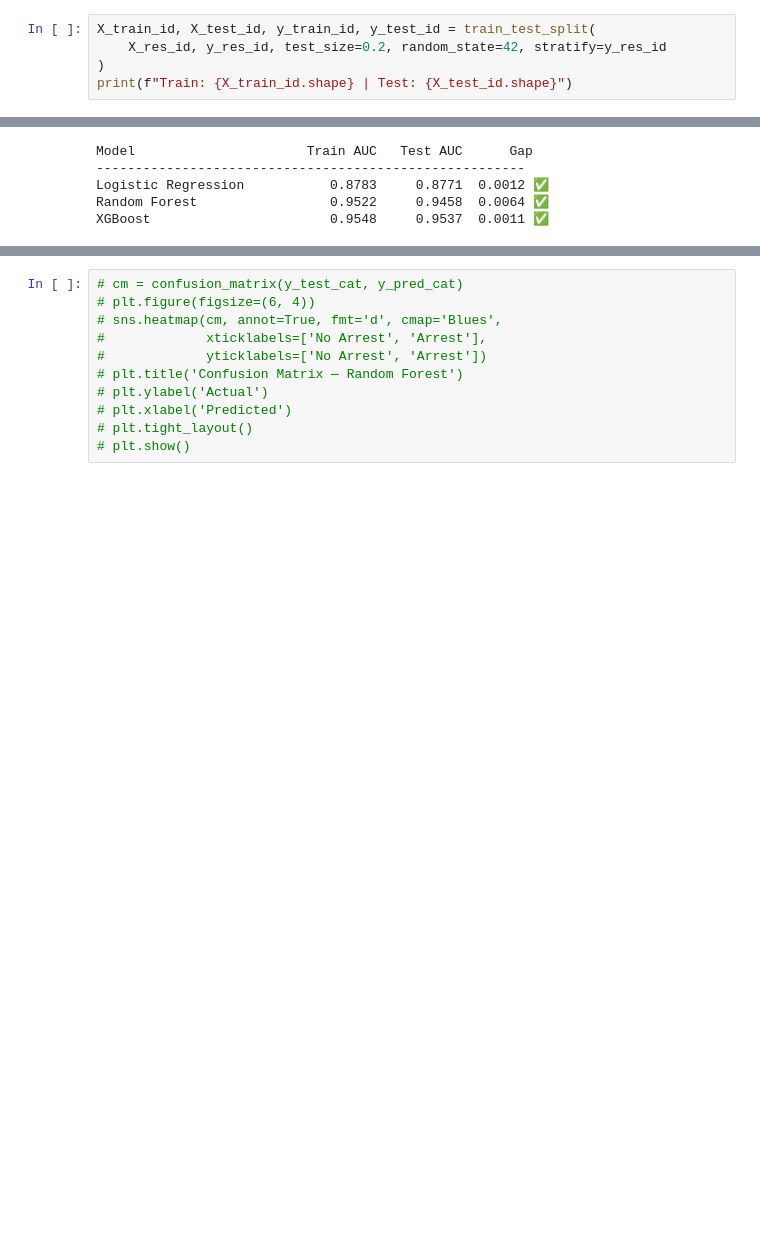
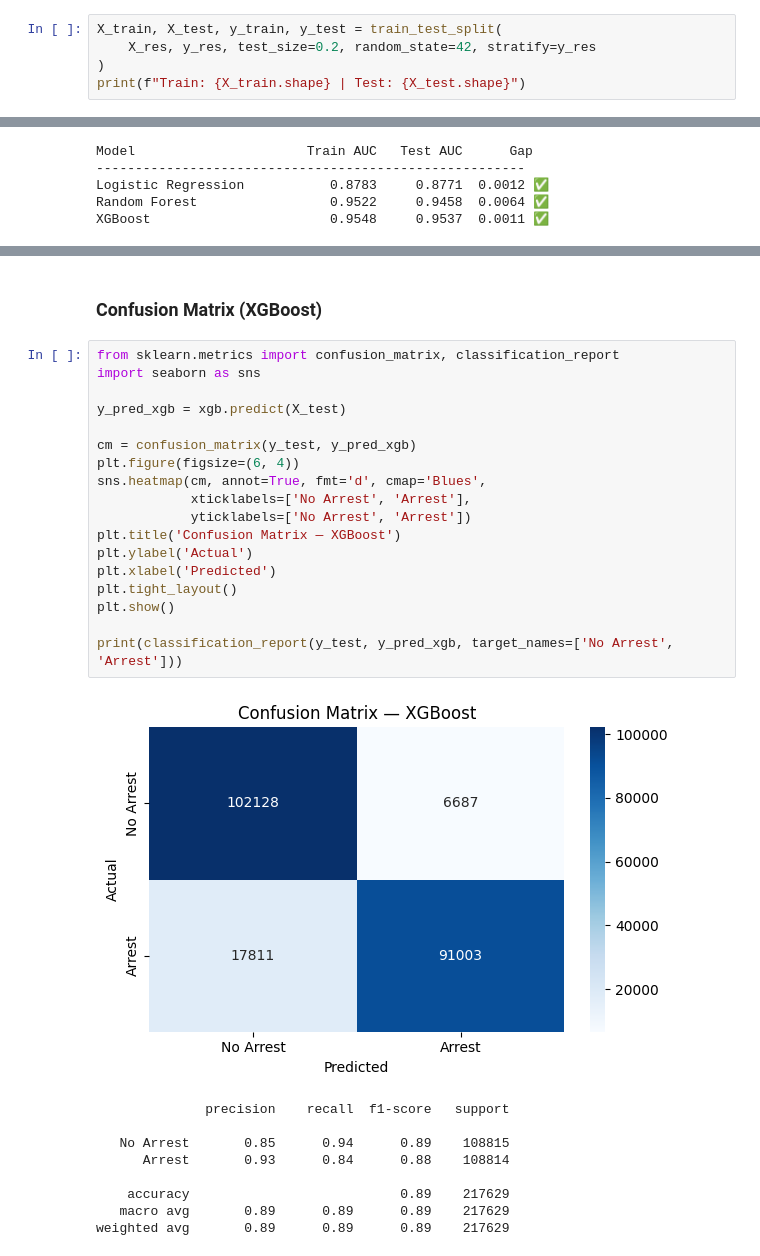
Before and after one commit to tKaiB/Capstone_Chicago, a Jupyter notebook: notebooks/Cap_Chicago_Prediction.ipynb, the cells around one changed output, grey strips where cells are left out. Drawn from its saved outputs; the diff is of its cells as text; blank space fills up the shorter version.

```diff
--- a/notebooks/Cap_Chicago_Prediction.ipynb
+++ b/notebooks/Cap_Chicago_Prediction.ipynb
@@ -328,10 +333,10 @@ Arrest
 1    544072
 Name: count, dtype: int64
 # %%
-X_train_id, X_test_id, y_train_id, y_test_id = train_test_split(
-    X_res_id, y_res_id, test_size=0.2, random_state=42, stratify=y_res_id
+X_train, X_test, y_train, y_test = train_test_split(
+    X_res, y_res, test_size=0.2, random_state=42, stratify=y_res
 )
-print(f"Train: {X_train_id.shape} | Test: {X_test_id.shape}")
+print(f"Train: {X_train.shape} | Test: {X_test.shape}")
 # %% [output]
 Train: (870515, 23) | Test: (217629, 23)
 # %% [markdown]
@@ -496,11 +491,30 @@ XGBoost                       0.9548     0.9537  0.0011 ✅
+# %% [markdown]
+### Confusion Matrix (XGBoost)
 # %%
-# cm = confusion_matrix(y_test_cat, y_pred_cat)
-# plt.figure(figsize=(6, 4))
-# sns.heatmap(cm, annot=True, fmt='d', cmap='Blues',
-#             xticklabels=['No Arrest', 'Arrest'],
-#             yticklabels=['No Arrest', 'Arrest'])
-# plt.title('Confusion Matrix — Random Forest')
-# plt.ylabel('Actual')
-# plt.xlabel('Predicted')
-# plt.tight_layout()
-# plt.show()
+from sklearn.metrics import confusion_matrix, classification_report
+import seaborn as sns
+
+y_pred_xgb = xgb.predict(X_test)
+
+cm = confusion_matrix(y_test, y_pred_xgb)
+plt.figure(figsize=(6, 4))
+sns.heatmap(cm, annot=True, fmt='d', cmap='Blues',
+            xticklabels=['No Arrest', 'Arrest'],
+            yticklabels=['No Arrest', 'Arrest'])
+plt.title('Confusion Matrix — XGBoost')
+plt.ylabel('Actual')
+plt.xlabel('Predicted')
+plt.tight_layout()
+plt.show()
+
+print(classification_report(y_test, y_pred_xgb, target_names=['No Arrest', 'Arrest']))
+# %% [output]
+[figure, added]
+              precision    recall  f1-score   support
+
+   No Arrest       0.85      0.94      0.89    108815
+      Arrest       0.93      0.84      0.88    108814
+
+    accuracy                           0.89    217629
+   macro avg       0.89      0.89      0.89    217629
+weighted avg       0.89      0.89      0.89    217629
```
Also changed, not shown: parts of 30 cells of this notebook.
